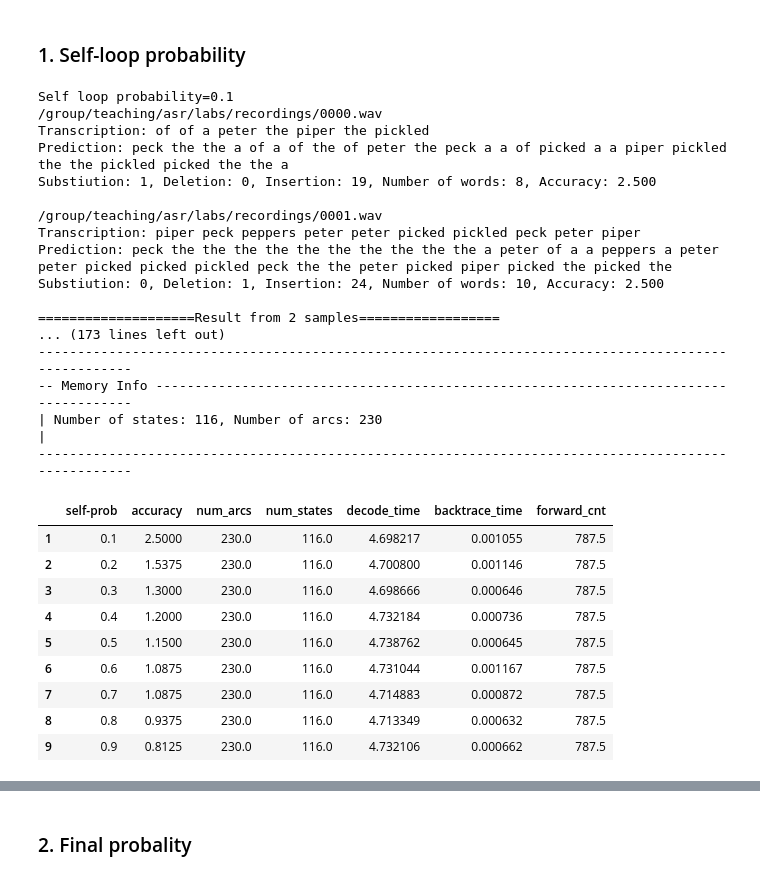
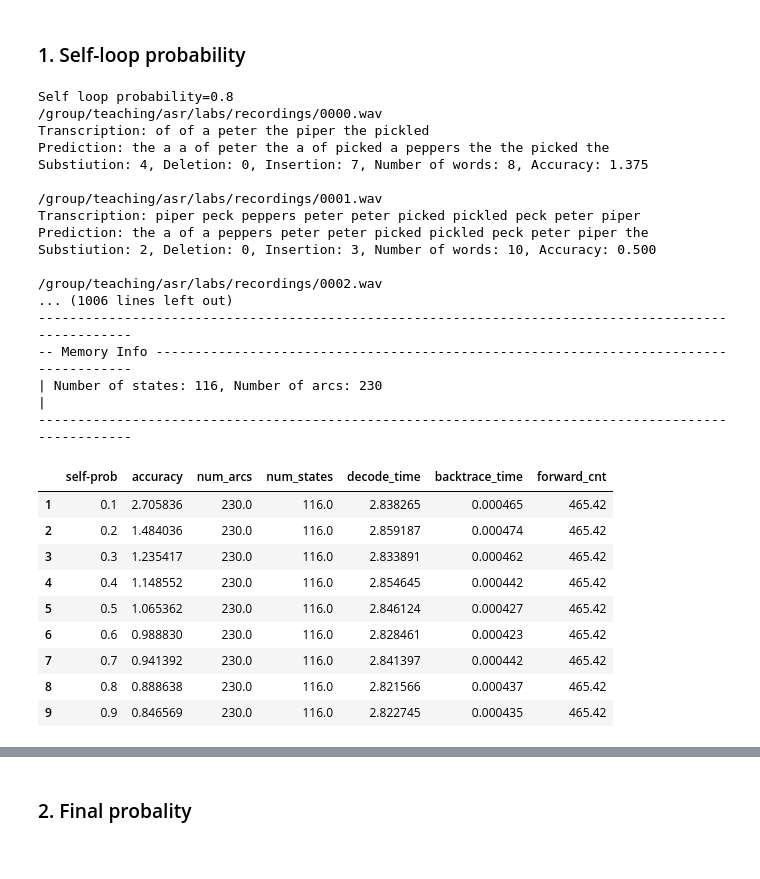
Before and after one commit to LIM-june/INFR11033_assignment, a Jupyter notebook: assignment.ipynb, the cells around one changed output, grey strips where cells are left out. Saved outputs shown, nothing was run; the diff lists cells and outputs as text; code cells hidden in the pictures.

```diff
--- a/assignment.ipynb
+++ b/assignment.ipynb
@@ -37,11 +37,11 @@ import numpy as np
 import time
 # %%
 class CFG:
-    DEBUG = True
+    DEBUG = False
     if DEBUG:
         sample_num = 2
     else:
-        sample_num = 50
+        sample_num = 100
 # %% [markdown]
 ### Generate State Table, Phone Table, Word Table from the Lexicon
 # %%
@@ -580,42 +578,43 @@ Substiution: 2, Deletion: 0, Insertion: 6, Number of words: 10, Accuracy: 0.800
 # %% [markdown]
 ### 1. Self-loop probability
 # %%
-result_df_2_1 = pd.DataFrame(columns=["self-prob", "accuracy","num_arcs",
-                                      "num_states","decode_time", "backtrace_time", "forward_cnt"])
-for i in range(1,10):
+# result_df_2_1 = pd.DataFrame(columns=["self-prob", "accuracy","num_arcs",
+#                                       "num_states","decode_time", "backtrace_time", "forward_cnt"])
+for i in range(1, 10):
     prob = i * 0.1
     print("Self loop probability={}".format(prob))
     asr = ASR(BaselineWfst, BaselineViterbiDecoder, '/group/teaching/asr/labs/recordings/*.wav', sample_num=CFG.sample_num, self_loop_prob=prob)
     tmp = pd.Series([prob, asr.accuracy, asr.num_arcs, asr.wfst.num_states(),
                      asr.decode_time, asr.backtrace_time, asr.forward_cnt], index=result_df_2_1.columns, name=i)
     result_df_2_1 = result_df_2_1.append(tmp)
-result_df_2_1.to_csv("task_2_self_loop_df.csv",index=False)
+if CFG.DEBUG == False:
+    result_df_2_1.to_csv("task_2_self_loop_df.csv",index=False)
 result_df_2_1
 # %% [output]
-Self loop probability=0.1
+Self loop probability=0.8
 /group/teaching/asr/labs/recordings/0000.wav
 Transcription: of of a peter the piper the pickled
-Prediction: peck the the a of a of the of peter the peck a a of picked a a piper pickled the the pickled picked the the a
-Substiution: 1, Deletion: 0, Insertion: 19, Number of words: 8, Accuracy: 2.500
+Prediction: the a a of peter the a of picked a peppers the the picked the
+Substiution: 4, Deletion: 0, Insertion: 7, Number of words: 8, Accuracy: 1.375
 
 /group/teaching/asr/labs/recordings/0001.wav
 Transcription: piper peck peppers peter peter picked pickled peck peter piper
-Prediction: peck the the the the the the the the the the a peter of a a peppers a peter peter picked picked pickled peck the the peter picked piper picked the picked the
-Substiution: 0, Deletion: 1, Insertion: 24, Number of words: 10, Accuracy: 2.500
+Prediction: the a of a peppers peter peter picked pickled peck peter piper the
+Substiution: 2, Deletion: 0, Insertion: 3, Number of words: 10, Accuracy: 0.500
 
-====================Result from 2 samples==================
-... (173 lines left out)
+/group/teaching/asr/labs/recordings/0002.wav
+... (1006 lines left out)
 ----------------------------------------------------------------------------------------------------
 -- Memory Info -------------------------------------------------------------------------------------
 | Number of states: 116, Number of arcs: 230                                                       |
 ----------------------------------------------------------------------------------------------------
 |  | self-prob | accuracy | num_arcs | num_states | decode_time | backtrace_time | forward_cnt |
-| 1 | 0.1 | 2.5000 | 230.0 | 116.0 | 4.698217 | 0.001055 | 787.5 |
-| 2 | 0.2 | 1.5375 | 230.0 | 116.0 | 4.700800 | 0.001146 | 787.5 |
-| 3 | 0.3 | 1.3000 | 230.0 | 116.0 | 4.698666 | 0.000646 | 787.5 |
-| 4 | 0.4 | 1.2000 | 230.0 | 116.0 | 4.732184 | 0.000736 | 787.5 |
-| 5 | 0.5 | 1.1500 | 230.0 | 116.0 | 4.738762 | 0.000645 | 787.5 |
-| 6 | 0.6 | 1.0875 | 230.0 | 116.0 | 4.731044 | 0.001167 | 787.5 |
-| 7 | 0.7 | 1.0875 | 230.0 | 116.0 | 4.714883 | 0.000872 | 787.5 |
-| 8 | 0.8 | 0.9375 | 230.0 | 116.0 | 4.713349 | 0.000632 | 787.5 |
-| 9 | 0.9 | 0.8125 | 230.0 | 116.0 | 4.732106 | 0.000662 | 787.5 |
+| 1 | 0.1 | 2.705836 | 230.0 | 116.0 | 2.838265 | 0.000465 | 465.42 |
+| 2 | 0.2 | 1.484036 | 230.0 | 116.0 | 2.859187 | 0.000474 | 465.42 |
+| 3 | 0.3 | 1.235417 | 230.0 | 116.0 | 2.833891 | 0.000462 | 465.42 |
+| 4 | 0.4 | 1.148552 | 230.0 | 116.0 | 2.854645 | 0.000442 | 465.42 |
+| 5 | 0.5 | 1.065362 | 230.0 | 116.0 | 2.846124 | 0.000427 | 465.42 |
+| 6 | 0.6 | 0.988830 | 230.0 | 116.0 | 2.828461 | 0.000423 | 465.42 |
+| 7 | 0.7 | 0.941392 | 230.0 | 116.0 | 2.841397 | 0.000442 | 465.42 |
+| 8 | 0.8 | 0.888638 | 230.0 | 116.0 | 2.821566 | 0.000437 | 465.42 |
+| 9 | 0.9 | 0.846569 | 230.0 | 116.0 | 2.822745 | 0.000435 | 465.42 |
```
Also changed, not shown: parts of 8 cells of this notebook, 5 other files.
